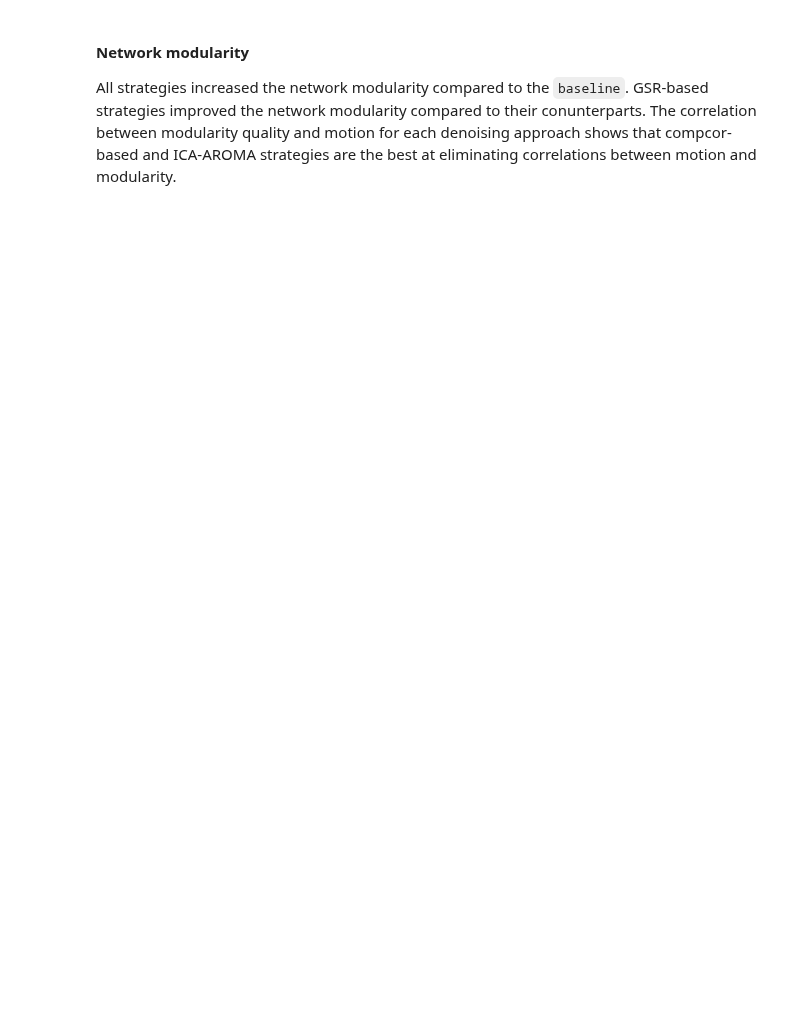
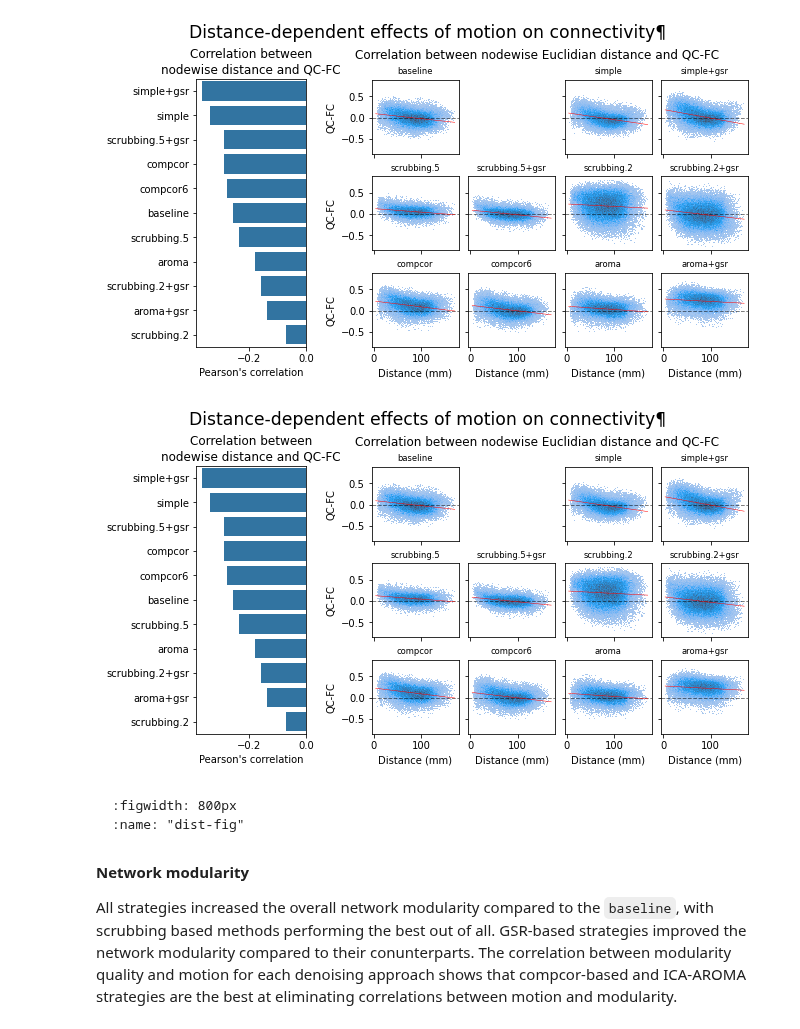
Before and after one commit to SIMEXP/fmriprep-denoise-benchmark, a Jupyter notebook: _sources/ohbm2022abstract.ipynb, the cells around one changed output. Drawn from its saved outputs; the diff is of its cells as text; code cells hidden in the pictures; blank space fills up the shorter version.

````diff
--- a/_sources/ohbm2022abstract.ipynb
+++ b/_sources/ohbm2022abstract.ipynb
@@ -203,6 +152,53 @@ plt.tight_layout()
+# %%
+fig = plt.figure(constrained_layout=True, figsize=(9, 5))
+subfigs = fig.subfigures(1, 2, width_ratios=[1, 2])
+fig.suptitle('Residual effect of motion on connectomes after de-noising', fontsize='x-large')
+
+ax = subfigs[0].subplots(1, 1, sharex=True, sharey=True)
+
+sns.barplot(data=qcfc_dist['data'], orient='h',
+            ci=None, order=qcfc_dist['order'],
+            color=bar_color, ax=ax)
+ax.set_title(qcfc_dist['title'])
+ax.set(xlabel=qcfc_dist['label'])
+if nn == 0:
+    ax.set(ylabel="Confound removal strategy")
+
+axs = subfigs[1].subplots(3, 4, sharex=True, sharey=True)
+for i, row_axes in enumerate(axs):
+    for j, ax in enumerate(row_axes):
+        if cur_strategy := grid_location.get((i, j), False):
+            mask = corr_distance_long["Strategy"] == cur_strategy
+            g = sns.histplot(data=corr_distance_long.loc[mask, :],
+                                x='distance', y='qcfc',
+                                ax=ax)
+            ax.set_title(cur_strategy, fontsize='small')
+            g.axhline(0, linewidth=1, linestyle='--', alpha=0.5, color='k')
+            sns.regplot(data=corr_distance_long.loc[mask, :],
+                        x='distance', y='qcfc',
+                        ci=None,
+                        scatter=False,
+                        line_kws={'color': 'r', 'linewidth': 0.5},
+                        ax=ax)
+            xlabel = "Distance (mm)" if i == 2 else None
+            ylabel = "QC-FC" if j == 0 else None
+            g.set(xlabel=xlabel, ylabel=ylabel)
+        else:
+            subfigs[1].delaxes(axs[i, j])
+subfigs[1].suptitle('Correlation between nodewise Euclidian distance and QC-FC')
+fig.suptitle('Distance-dependent effects of motion on connectivity¶', fontsize='xx-large')
+glue("dist-fig", fig, display=False)
+# %% [output]
+[figure, added]
+[figure, added]
 # %% [markdown]
+```{glue:figure} dist-fig
+:figwidth: 800px
+:name: "dist-fig"
+```
+
 #### Network modularity
 
-All strategies increased the network modularity compared to the `baseline`.
+All strategies increased the overall network modularity compared to the `baseline`, with scrubbing based methods performing the best out of all.
 GSR-based strategies improved the network modularity compared to their conunterparts.
 The correlation between modularity quality and motion for each denoising approach shows that compcor-based and ICA-AROMA strategies are the best at eliminating correlations between motion and modularity.
````
Also changed, not shown: parts of 13 cells of this notebook, 44 other files.
